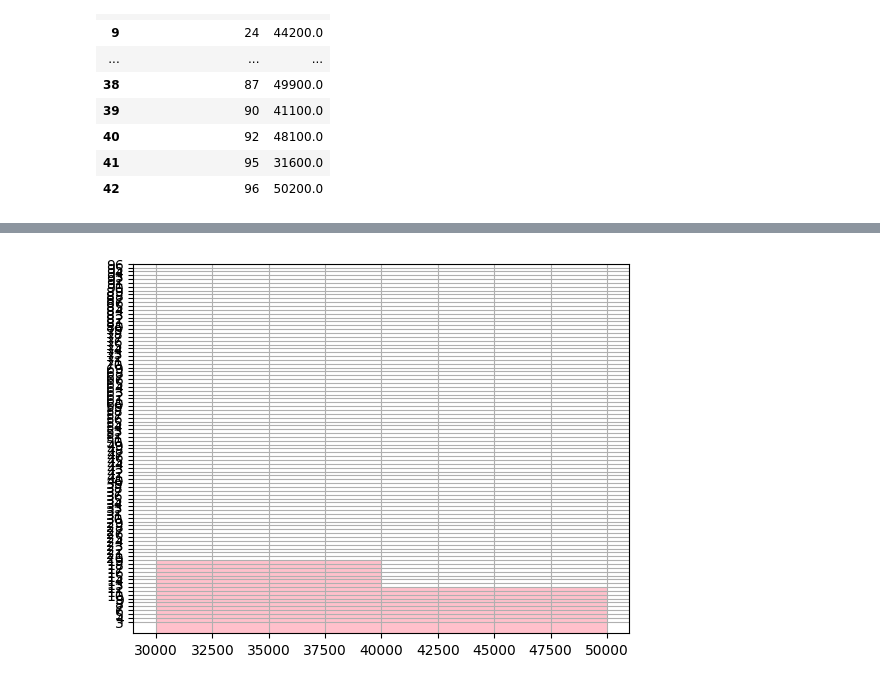
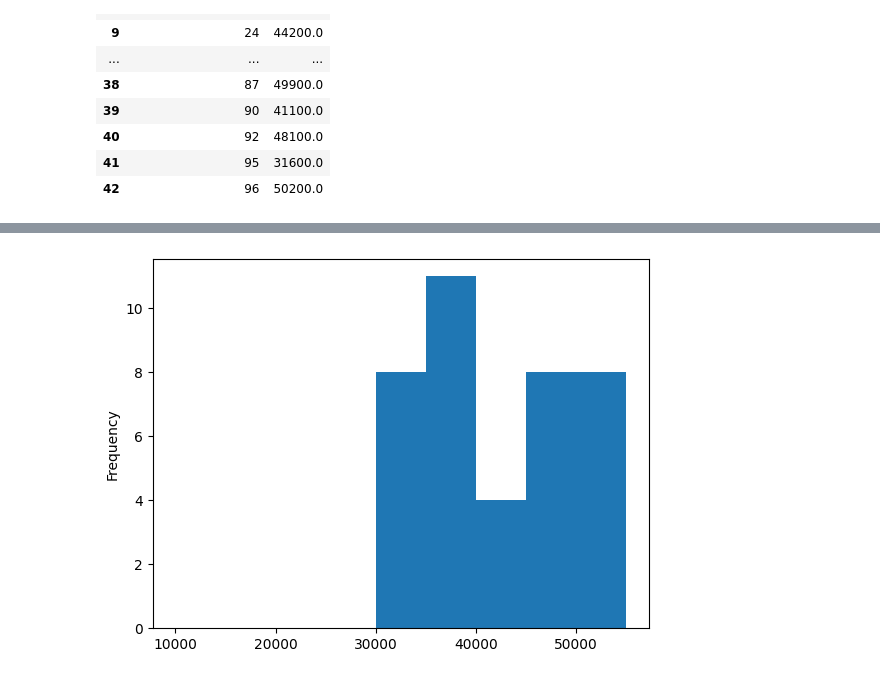
Before and after one commit to Petraabr/Python1_podzim23_homewrkz, a Jupyter notebook: ukol_11.ipynb, the cells around one changed output, grey strips where cells are left out. Cells and saved outputs as stored; diff of their text form; code cells hidden in the pictures.

```diff
--- a/ukol_11.ipynb
+++ b/ukol_11.ipynb
@@ -1,8 +1,8 @@
 # %%
 import pandas as pd
-import matplotlib.pyplot as plt
 
-platy = pd.read_csv("platy_2021_02.txt")
+
+platy = pd.read_csv("platy_2021_02.csv") # index_col='plat'
 platy
 # %% [output]
 |  | cislo_zamestnance | plat |
@@ -25,8 +32,7 @@ platy
 # %%
 
-platy =  #spojit sloupce do jednoho grafu?
-platy.hist (bins= range(30_000, 60_000, 10_000), color = "pink") #range vygeneruje seznam
-plt.yticks(range(3, 97))
+platy["plat"].plot(kind="hist", bins= range (10_000, 60_000, 5_000))
+#plt.yticks
 plt.show()
 # %% [output]
-[figure, old version]
+[figure, new version]
```
Also changed, not shown: parts of 1 cell of this notebook.
